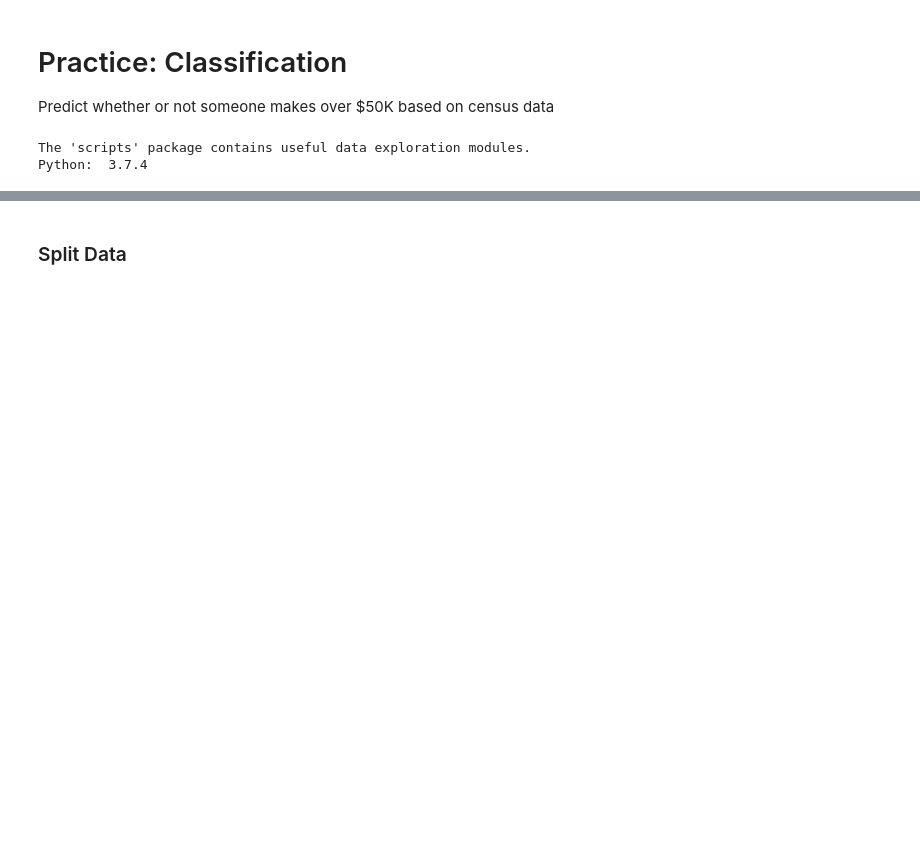
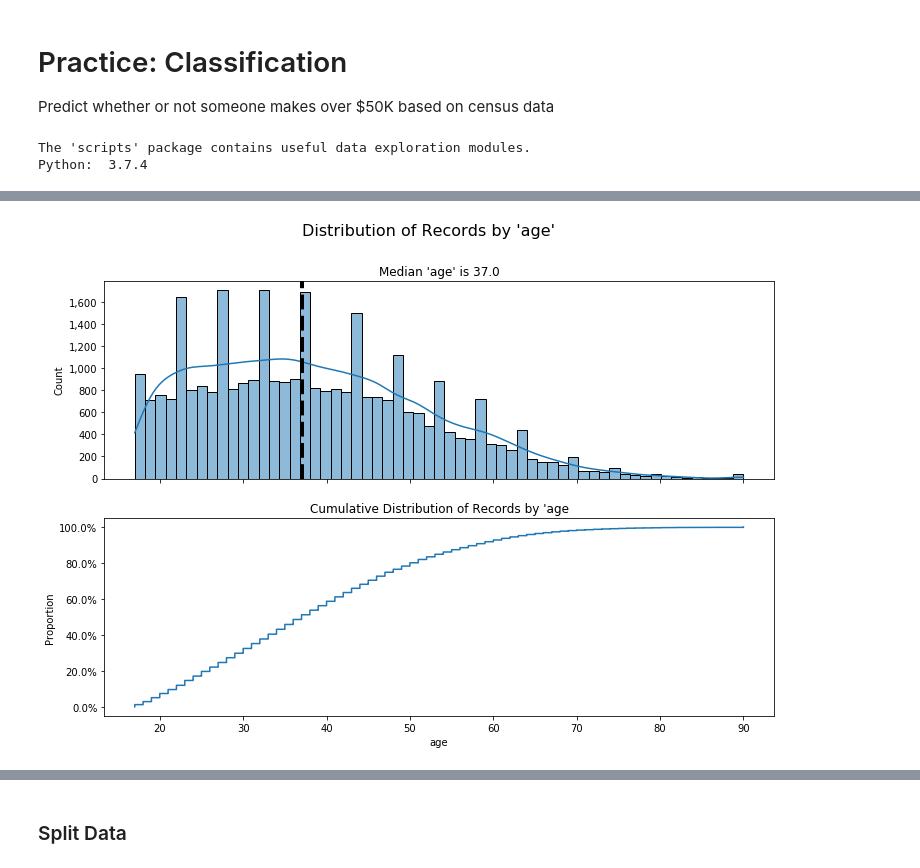
Before and after one commit to kwame561/hyperparameter_tuning, a Jupyter notebook: Hyperparameter_Tuning.ipynb, the cells around one changed output, grey strips where cells are left out. Drawn from its saved outputs; the diff is of its cells as text; code cells hidden in the pictures; blank space fills up the shorter version.

```diff
--- a/Hyperparameter_Tuning.ipynb
+++ b/Hyperparameter_Tuning.ipynb
@@ -34,0 +119,4 @@ df_census.head()
+# %%
+plot_histogram(df_census, col_name='age')
+# %% [output]
+[figure, added]
```
Also changed, not shown: parts of 52 cells of this notebook.
